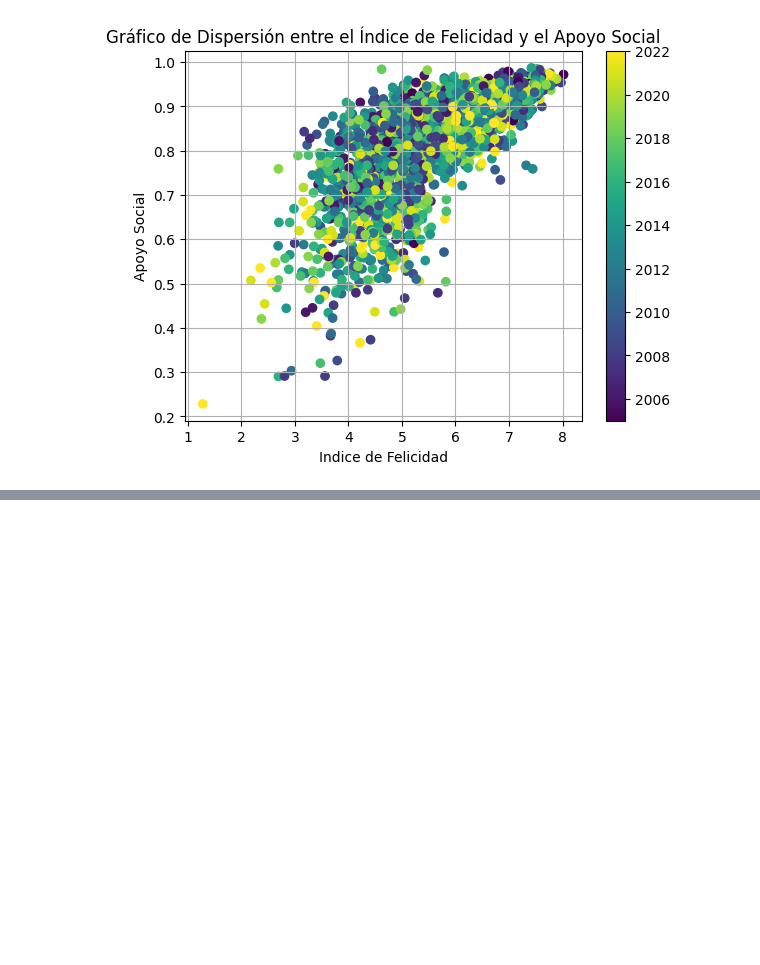
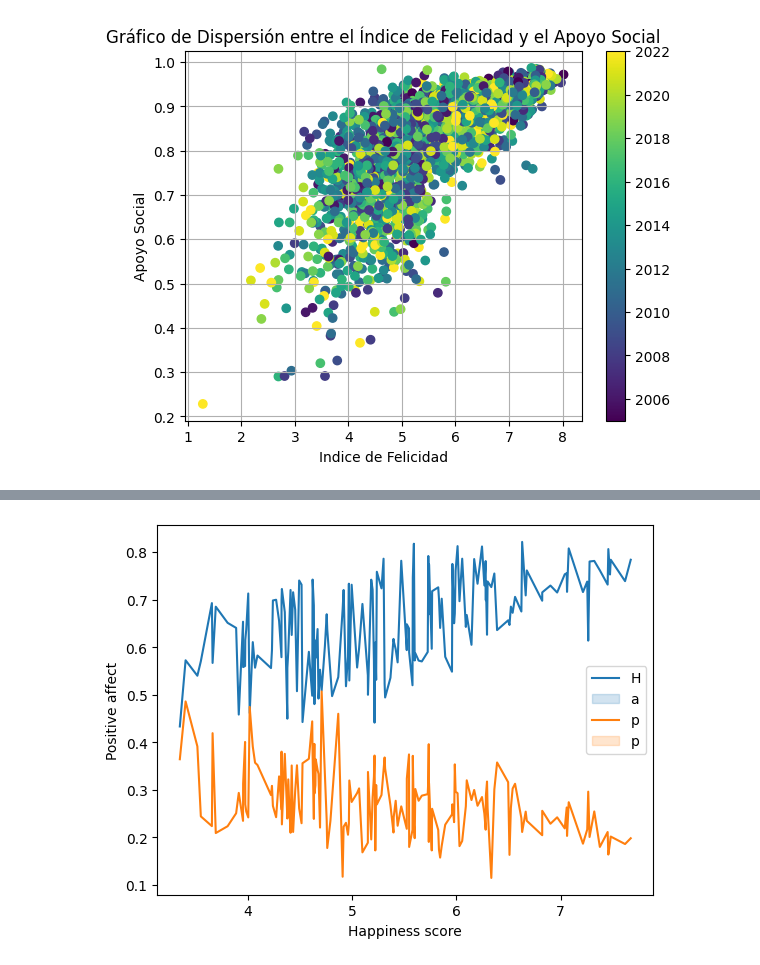
Before and after one commit to Lauracaroselli/CoderScience, a Jupyter notebook: CaroselliLaura_primerentrega.ipynb, the cells around one changed output, grey strips where cells are left out. Drawn from its saved outputs; the diff is of its cells as text; code cells hidden in the pictures; blank space fills up the shorter version.

```diff
--- a/CaroselliLaura_primerentrega.ipynb
+++ b/CaroselliLaura_primerentrega.ipynb
@@ -350,0 +382,3 @@ plt.show()
+# %%
+felicidad_Pos_Neg_affect = felicidad[['Country name', 'year', 'Happiness score','Positive affect','Negative affect']]
+print(felicidad_Pos_Neg_affect)
@@ -350,0 +409,3 @@ plt.show()
+# %%
+felicidad_Pos_Neg_affect.dropna(inplace=True)
+print(felicidad_Pos_Neg_affect.isna().sum())
@@ -350,0 +423,4 @@ plt.show()
+# %%
+promedio_felicidad_Pos_Neg_affect = felicidad_Pos_Neg_affect.groupby('Country name').agg({'Happiness score': 'mean', 'Positive affect': 'mean', 'Negative affect': 'mean'})
+
+print(promedio_felicidad_Pos_Neg_affect)
@@ -350,0 +443,11 @@ plt.show()
+# %%
+sns.lineplot(x='Happiness score', y='Positive affect', data=promedio_felicidad_Pos_Neg_affect)
+sns.lineplot(x='Happiness score', y='Negative affect', data=promedio_felicidad_Pos_Neg_affect)
+
+# Añadir leyenda
+plt.legend('Happy')
+
+# Mostrar el gráfico
+plt.show()
+# %% [output]
+[figure, added]
```
Also changed, not shown: parts of 9 cells of this notebook.
